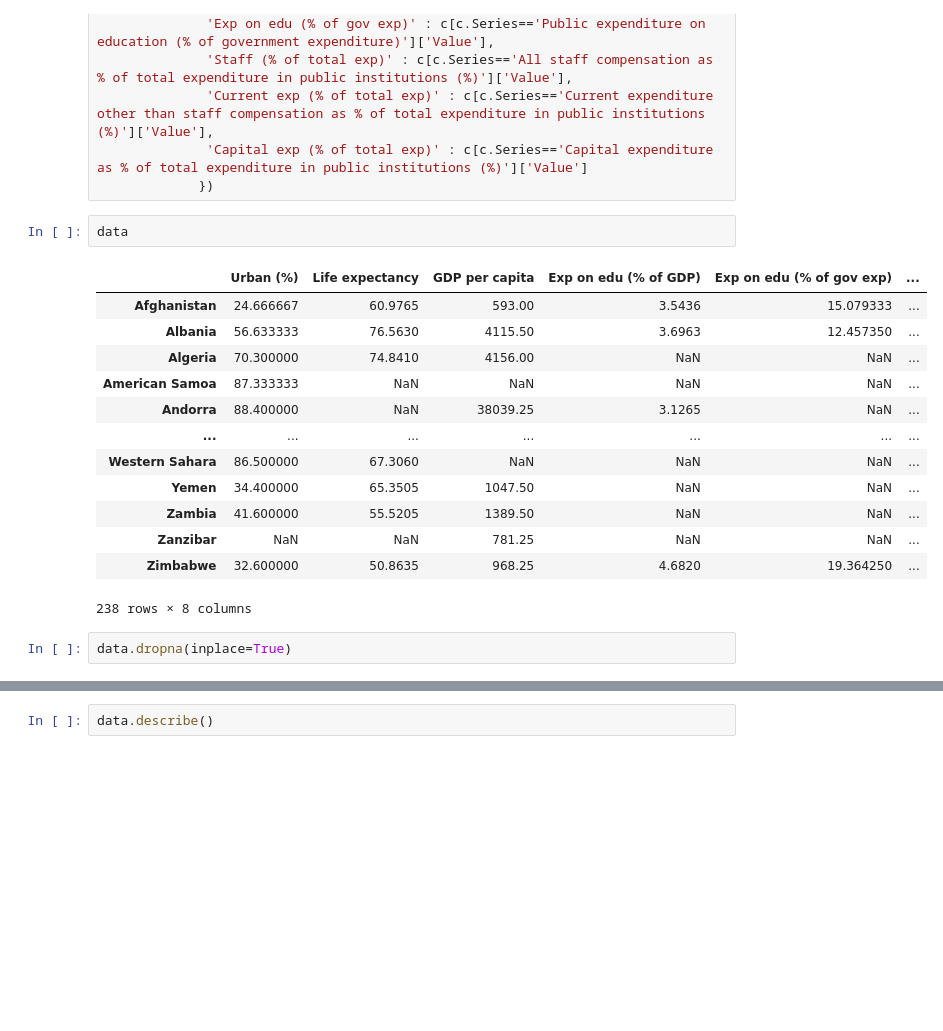
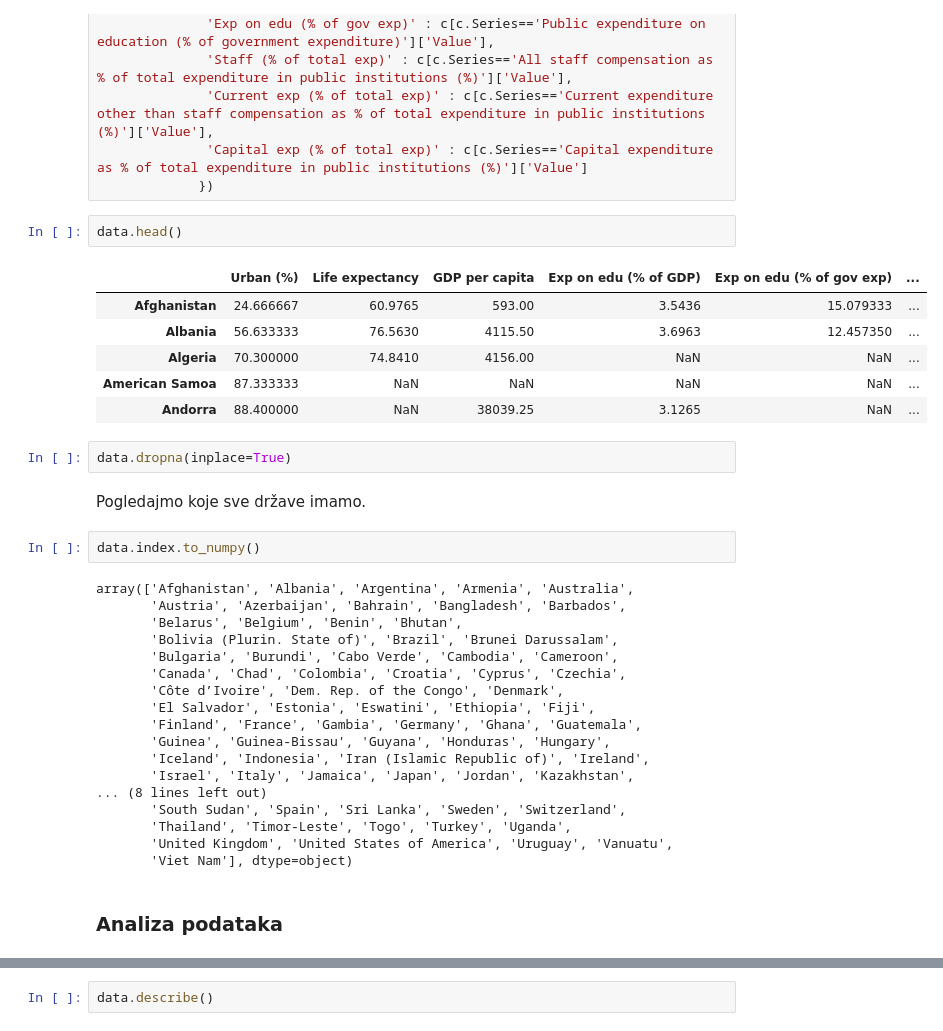
Before and after one commit to nikjals/1-esej, a Jupyter notebook: Esej.ipynb, the cells around one changed output, grey strips where cells are left out. Drawn from its saved outputs; the diff is of its cells as text; blank space fills up the shorter version.

```diff
--- a/Esej.ipynb
+++ b/Esej.ipynb
@@ -214,21 +139,38 @@ data = pd.DataFrame({'Urban (%)' : a,
               'Capital exp (% of total exp)' : c[c.Series=='Capital expenditure as % of total expenditure in public institutions (%)']['Value']
              })
 # %%
-data
+data.head()
 # %% [output]
 |  | Urban (%) | Life expectancy | GDP per capita | Exp on edu (% of GDP) | Exp on edu (% of gov exp) | ... |
 | Afghanistan | 24.666667 | 60.9765 | 593.00 | 3.5436 | 15.079333 | ... |
 | Albania | 56.633333 | 76.5630 | 4115.50 | 3.6963 | 12.457350 | ... |
 | Algeria | 70.300000 | 74.8410 | 4156.00 | NaN | NaN | ... |
 | American Samoa | 87.333333 | NaN | NaN | NaN | NaN | ... |
 | Andorra | 88.400000 | NaN | 38039.25 | 3.1265 | NaN | ... |
-| ... | ... | ... | ... | ... | ... | ... |
-| Western Sahara | 86.500000 | 67.3060 | NaN | NaN | NaN | ... |
-| Yemen | 34.400000 | 65.3505 | 1047.50 | NaN | NaN | ... |
-| Zambia | 41.600000 | 55.5205 | 1389.50 | NaN | NaN | ... |
-| Zanzibar | NaN | NaN | 781.25 | NaN | NaN | ... |
-| Zimbabwe | 32.600000 | 50.8635 | 968.25 | 4.6820 | 19.364250 | ... |
-238 rows × 8 columns
 # %%
 data.dropna(inplace=True)
+# %% [markdown]
+Pogledajmo koje sve države imamo.
+# %%
+data.index.to_numpy()
+# %% [output]
+array(['Afghanistan', 'Albania', 'Argentina', 'Armenia', 'Australia',
+       'Austria', 'Azerbaijan', 'Bahrain', 'Bangladesh', 'Barbados',
+       'Belarus', 'Belgium', 'Benin', 'Bhutan',
+       'Bolivia (Plurin. State of)', 'Brazil', 'Brunei Darussalam',
+       'Bulgaria', 'Burundi', 'Cabo Verde', 'Cambodia', 'Cameroon',
+       'Canada', 'Chad', 'Colombia', 'Croatia', 'Cyprus', 'Czechia',
+       'Côte d’Ivoire', 'Dem. Rep. of the Congo', 'Denmark',
+       'El Salvador', 'Estonia', 'Eswatini', 'Ethiopia', 'Fiji',
+       'Finland', 'France', 'Gambia', 'Germany', 'Ghana', 'Guatemala',
+       'Guinea', 'Guinea-Bissau', 'Guyana', 'Honduras', 'Hungary',
+       'Iceland', 'Indonesia', 'Iran (Islamic Republic of)', 'Ireland',
+       'Israel', 'Italy', 'Jamaica', 'Japan', 'Jordan', 'Kazakhstan',
+... (8 lines left out)
+       'South Sudan', 'Spain', 'Sri Lanka', 'Sweden', 'Switzerland',
+       'Thailand', 'Timor-Leste', 'Togo', 'Turkey', 'Uganda',
+       'United Kingdom', 'United States of America', 'Uruguay', 'Vanuatu',
+       'Viet Nam'], dtype=object)
+# %% [markdown]
+### Analiza podataka
 # %%
```
Also changed, not shown: parts of 44 cells of this notebook, 1 other file.
